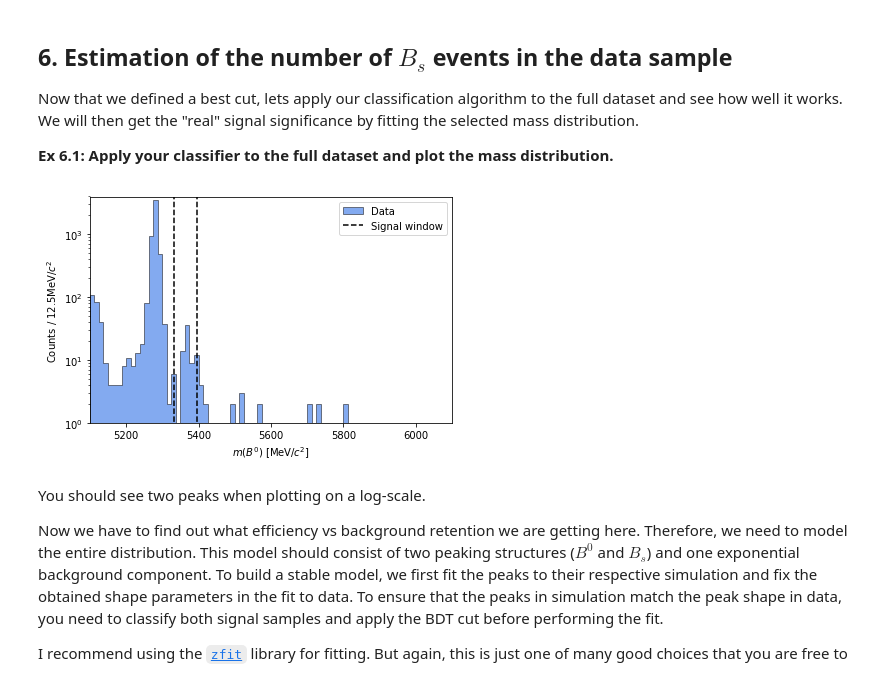
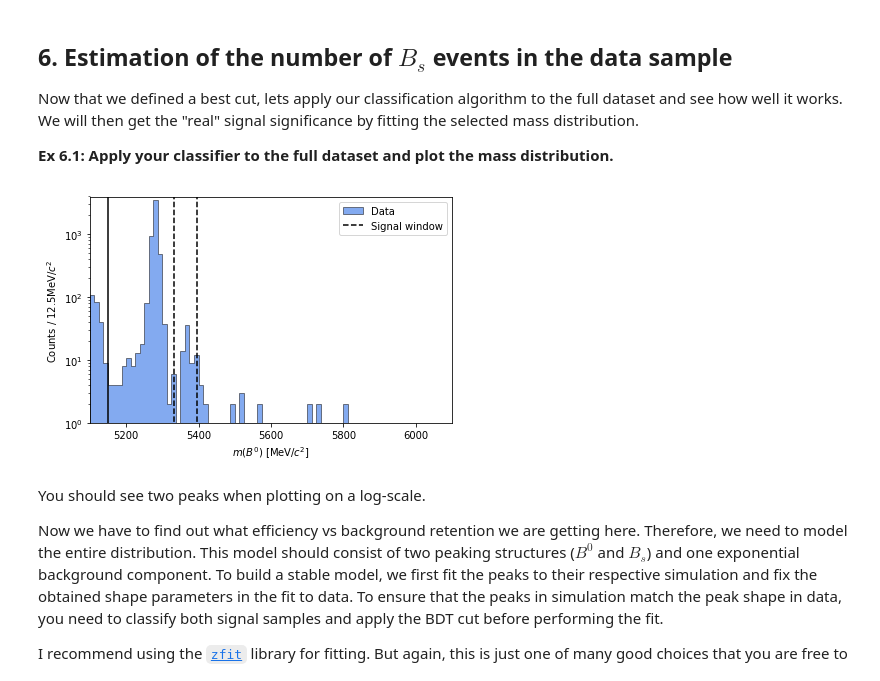
Before and after one commit to lukas-bert/Lab-Course-Particle-Physics, a Jupyter notebook: LHCb_MVA/Instructions.ipynb, the cells around one changed output. Drawn from its saved outputs; the diff is of its cells as text; code cells hidden in the pictures.

```diff
--- a/LHCb_MVA/Instructions.ipynb
+++ b/LHCb_MVA/Instructions.ipynb
@@ -1454,34 +1428,35 @@ xr = (5100, 6100)
 bins = 80
 
 bins = np.linspace(*xr, bins+1)
 
 centers = (bins[:-1] + bins[1:]) / 2
 width = np.sum(bins[1:] - bins[:-1]) / len(centers)
 
 fig, ax = plt.subplots(1, 1)
 counts, _, _ = ax.hist(df_data[df_data["BDT_mean"] >= cut]["B_FitDaughtersConst_M_flat"], bins = bins, label = "Data",
                        color = "cornflowerblue", alpha = .8, edgecolor = "black", lw = .6, histtype = "stepfilled")
 
 plt.vlines(signal_window, 0, 1.1*max(counts), linestyle = "dashed", label = "Signal window")
 plt.xlabel(r"$m(B^0)$ [MeV/$c^2$]")
 plt.ylabel(f"Counts / {width}" + r"MeV/$c^2$")
+plt.vlines(5150, 0, 10e3)
 plt.legend()
 plt.xlim(*xr)
 plt.ylim(1, 1.1*max(counts))
 plt.ticklabel_format(axis='y', style='sci', scilimits=(4,4))
 #ticks = list(ax.get_xticks()) + [m_Bs, m_Bd]
 #labels = [str(int(tick)) for tick in ticks]
 #labels[-2] = r"$m(B_s)$"
 #labels[-1] = r"$m(B_d)$"
 #plt.xticks(ticks = ticks, labels = labels)
 plt.xlim(*xr)
 plt.yscale("log")
 plt.tight_layout();
 
 plt.savefig("plots/mass_after_bdt.pdf")
 #plt.close()
 # %% [output]
-[figure, old version]
+[figure, new version]
 # %%
 def DCBfit_pull_plot_signal(data, minuit, model, xrange, n_bins=20, xlabel = r"$m(B^0)$"):
     # binning the data
```
Also changed, not shown: parts of 13 cells of this notebook, 8 other files.
